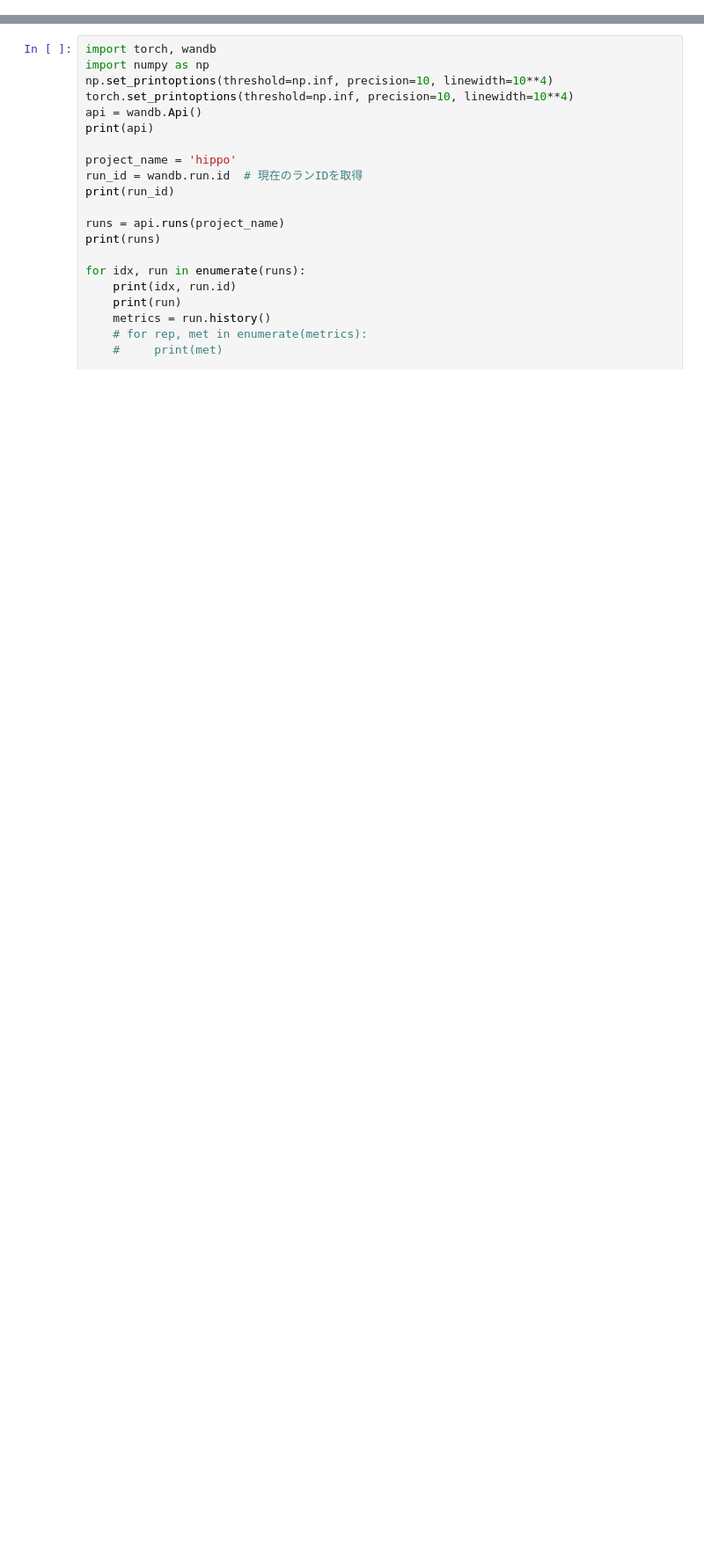
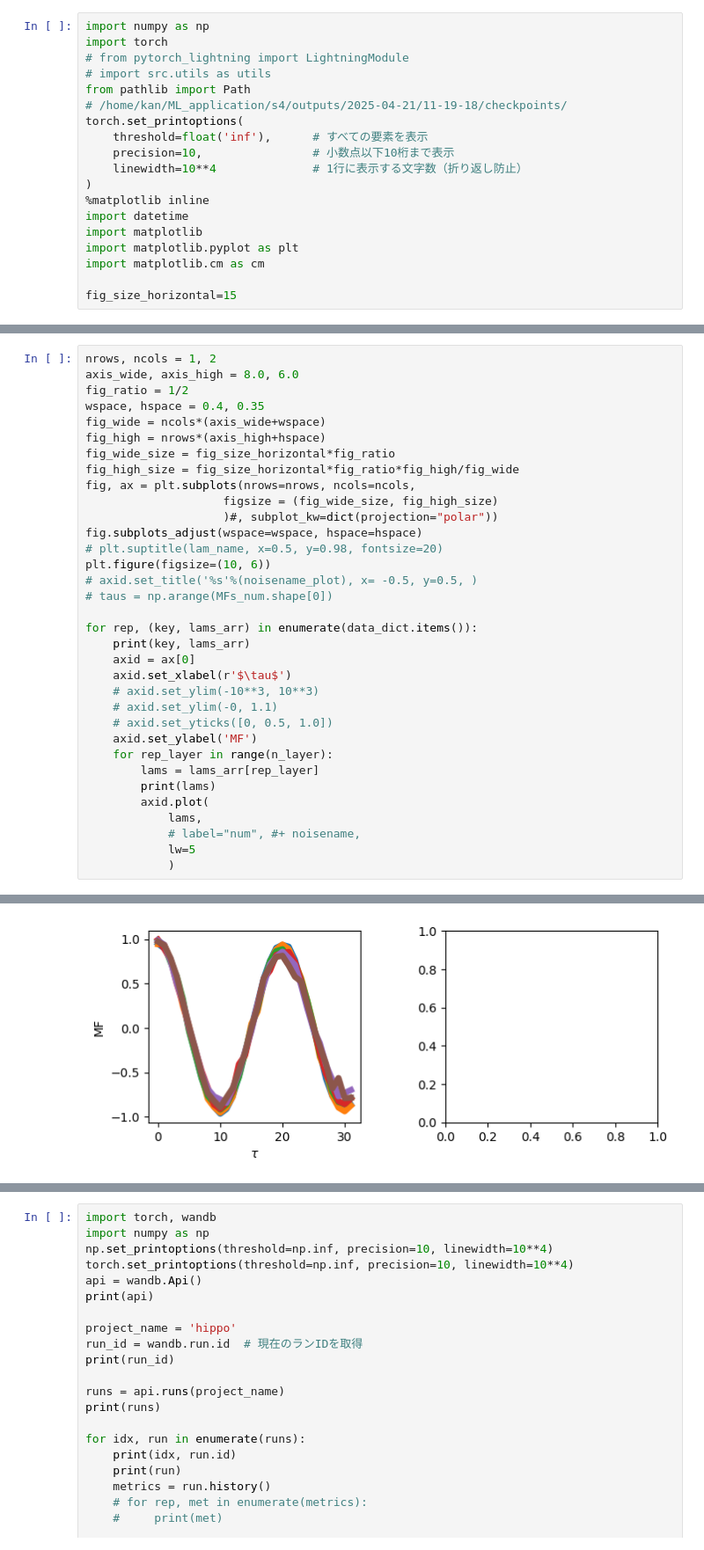
Before and after one commit to jingchuan0guan/ML_application, a Jupyter notebook: s4/check_model.ipynb, the cells around one changed output, grey strips where cells are left out. Shown: that part at 88% size. Cells and saved outputs as stored; diff of their text form; blank space fills up the shorter version.

```diff
--- a/s4/check_model.ipynb
+++ b/s4/check_model.ipynb
@@ -0,0 +1,19 @@
+# %%
+import numpy as np
+import torch
+# from pytorch_lightning import LightningModule
+# import src.utils as utils
+from pathlib import Path
+# /home/kan/ML_application/s4/outputs/2025-04-21/11-19-18/checkpoints/
+torch.set_printoptions(
+    threshold=float('inf'),      # すべての要素を表示
+    precision=10,                # 小数点以下10桁まで表示
+    linewidth=10**4              # 1行に表示する文字数（折り返し防止）
+)
+%matplotlib inline
+import datetime
+import matplotlib
+import matplotlib.pyplot as plt
+import matplotlib.cm as cm
+
+fig_size_horizontal=15
@@ -0,0 +88,35 @@
+# %%
+nrows, ncols = 1, 2
+axis_wide, axis_high = 8.0, 6.0
+fig_ratio = 1/2
+wspace, hspace = 0.4, 0.35
+fig_wide = ncols*(axis_wide+wspace)
+fig_high = nrows*(axis_high+hspace)
+fig_wide_size = fig_size_horizontal*fig_ratio
+fig_high_size = fig_size_horizontal*fig_ratio*fig_high/fig_wide
+fig, ax = plt.subplots(nrows=nrows, ncols=ncols,
+                    figsize = (fig_wide_size, fig_high_size)
+                    )#, subplot_kw=dict(projection="polar"))
+fig.subplots_adjust(wspace=wspace, hspace=hspace)
+# plt.suptitle(lam_name, x=0.5, y=0.98, fontsize=20)
+plt.figure(figsize=(10, 6))
+# axid.set_title('%s'%(noisename_plot), x= -0.5, y=0.5, )
+# taus = np.arange(MFs_num.shape[0])
+
+for rep, (key, lams_arr) in enumerate(data_dict.items()):
+    print(key, lams_arr)
+    axid = ax[0]
+    axid.set_xlabel(r'$\tau$')
+    # axid.set_ylim(-10**3, 10**3)
+    # axid.set_ylim(-0, 1.1)
+    # axid.set_yticks([0, 0.5, 1.0])
+    axid.set_ylabel('MF')
+    for rep_layer in range(n_layer):
+        lams = lams_arr[rep_layer]
+        print(lams)
+        axid.plot(
+            lams,
+            # label="num", #+ noisename,
+            lw=5
+            )
+# %% [output]
@@ -0,0 +130 @@
+[figure, added]
```
Also changed, not shown: parts of 3 cells of this notebook, 16 other files.
